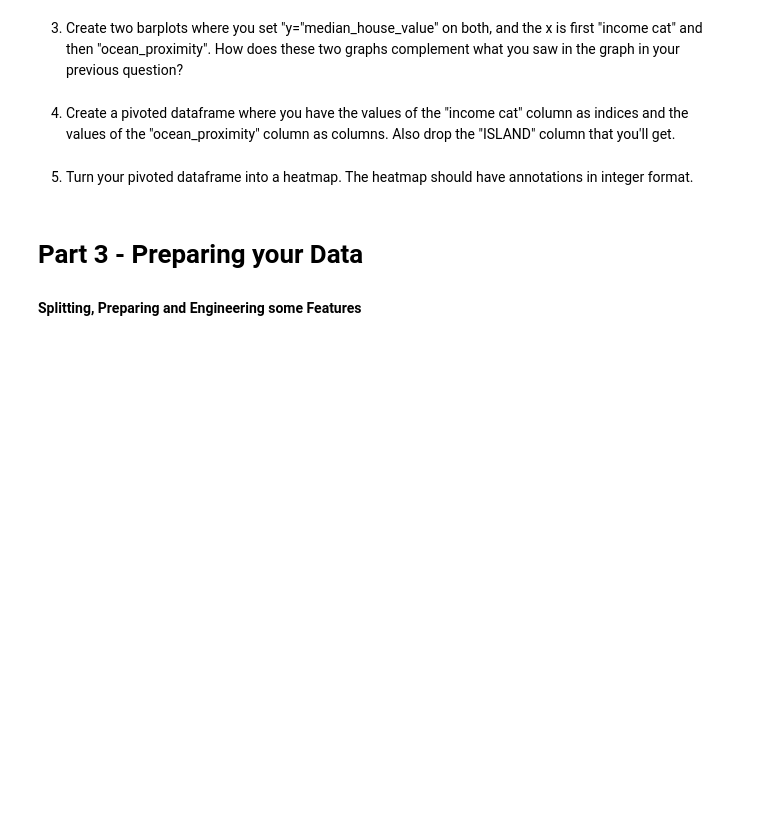
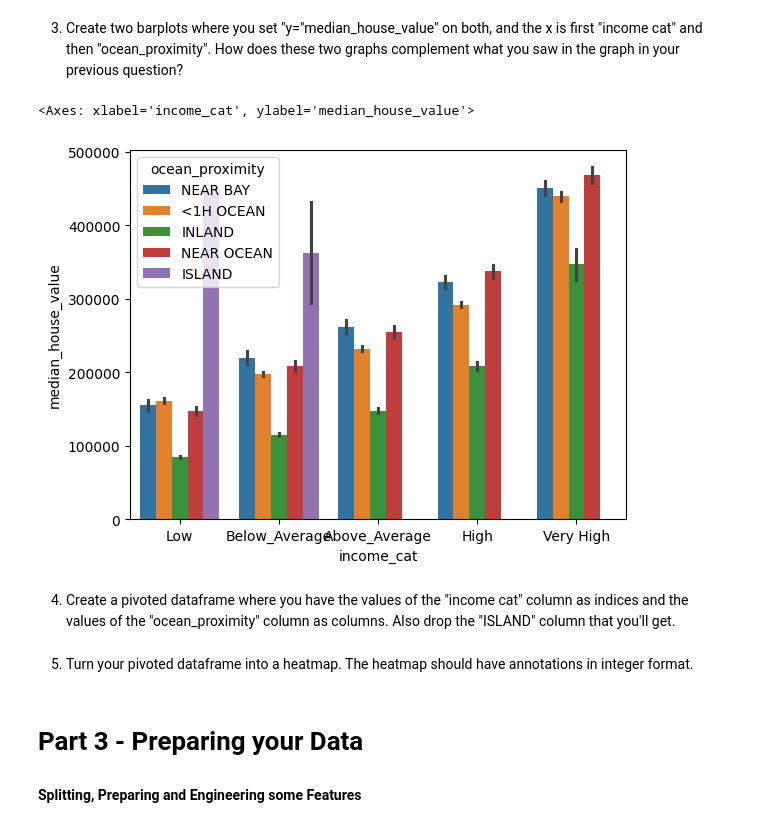
Before and after one commit to chandlershortlidge/lab-ml-and-linear-regression, a Jupyter notebook: your-code/main.ipynb, the cells around one changed output. Saved outputs shown, nothing was run; the diff lists cells and outputs as text; code cells hidden in the pictures; blank space fills up the shorter version.

```diff
--- a/your-code/main.ipynb
+++ b/your-code/main.ipynb
@@ -284,5 +297,19 @@ Name: count, dtype: int64
 # %% [markdown]
 3. Create two barplots where you set "y="median_house_value" on both, and the x is first "income cat" and then "ocean_proximity". How does these two graphs complement what you saw in the graph in your previous question?
+# %%
+sns.barplot(data=housing,
+            y="median_house_value",
+            x="income_cat",
+            hue="ocean_proximity"
+            )
+
+
+# Here we can see that on average on average, houses on islands in low-income areas are expensive
+# this wasn't shown on the first graph
+# For very high income, prices for median house values are higest near the ocean or near the bay
+# %% [output]
+<Axes: xlabel='income_cat', ylabel='median_house_value'>
+[figure, added]
 # %% [markdown]
 4. Create a pivoted dataframe where you have the values of the "income cat" column as indices and the values of the "ocean_proximity" column as columns. Also drop the "ISLAND" column that you'll get.
 # %% [markdown]
```
Also changed, not shown: parts of 1 cell of this notebook.
